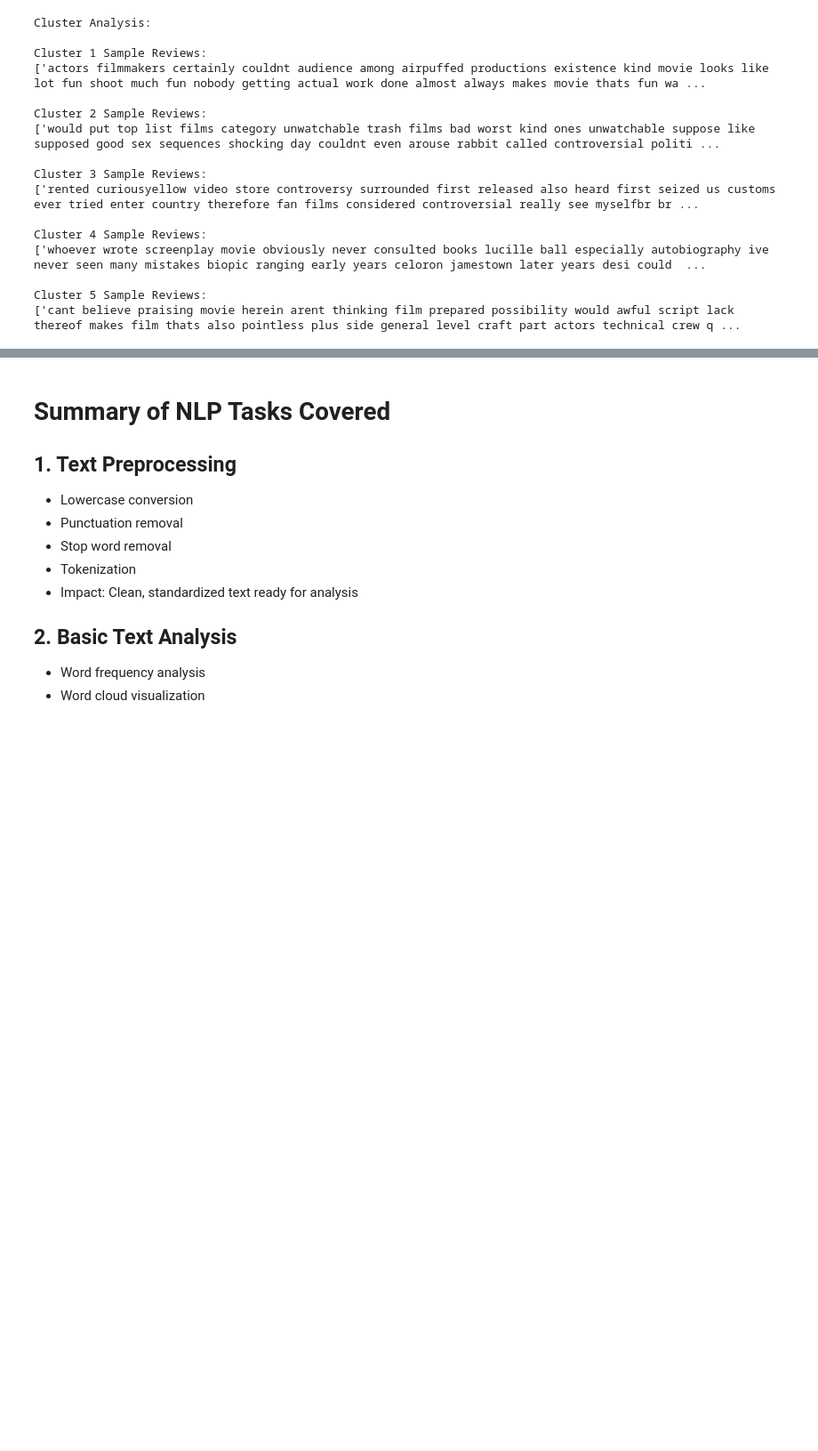
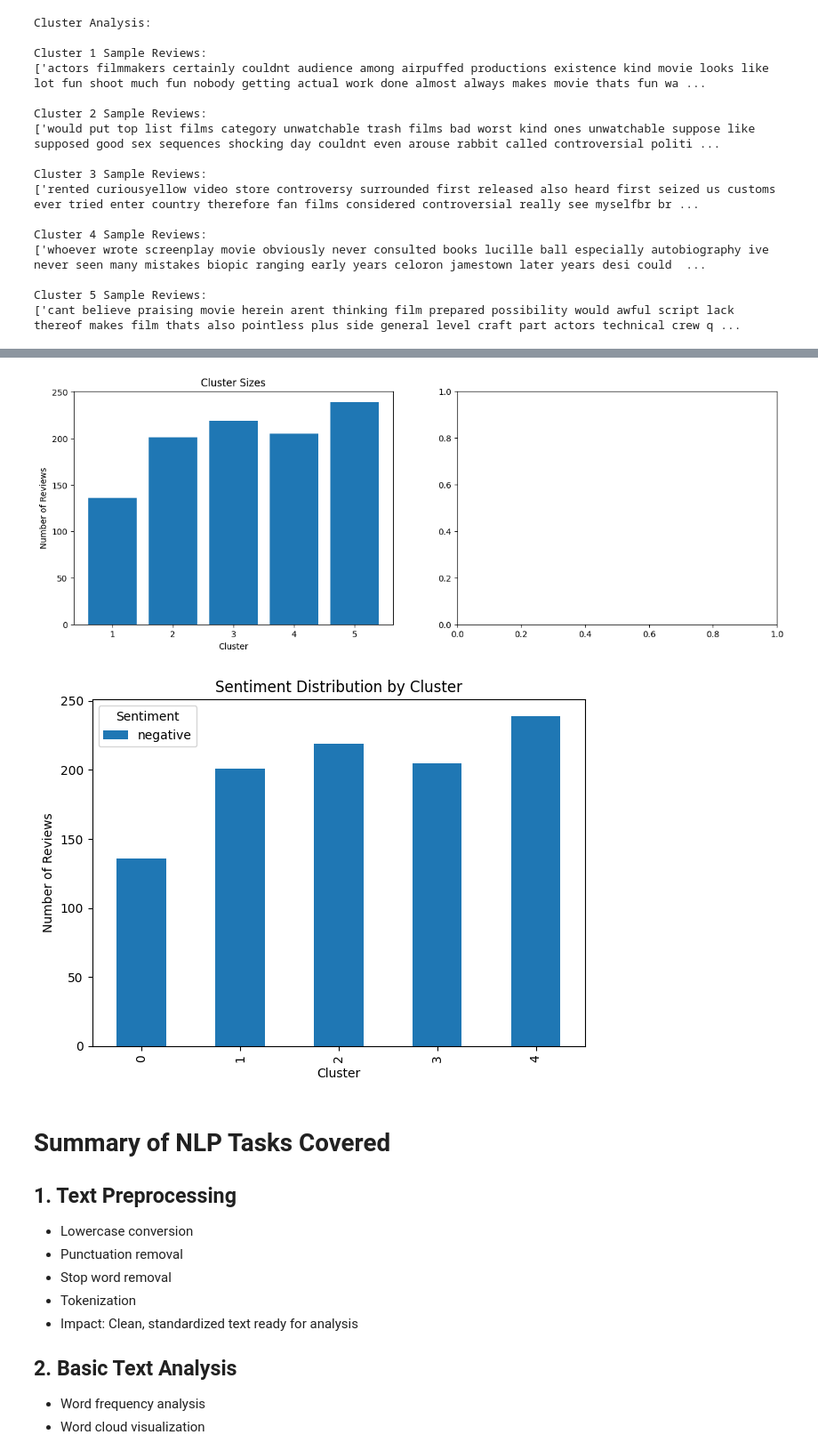
Before and after one commit to calmrocks/master-machine-learning-engineer, a Jupyter notebook: BasicModels/NLP.ipynb, the cells around one changed output, grey strips where cells are left out. Shown at 89% size. Saved outputs shown, nothing was run; the diff lists cells and outputs as text; code cells hidden in the pictures; blank space fills up the shorter version.

```diff
--- a/BasicModels/NLP.ipynb
+++ b/BasicModels/NLP.ipynb
@@ -1158,3 +1260,69 @@ Cluster 4 Sample Reviews:
 
 Cluster 5 Sample Reviews:
 ['cant believe praising movie herein arent thinking film prepared possibility would awful script lack thereof makes film thats also pointless plus side general level craft part actors technical crew q ...
+# %%
+def analyze_clusters(clusters, vectors, train_df):
+    n_clusters = len(np.unique(clusters))
+
+    # Basic cluster statistics
+    print("Cluster Size Distribution:")
+    for i in range(n_clusters):
+        cluster_size = np.sum(clusters == i)
+        print(f"Cluster {i+1}: {cluster_size} reviews")
+
+    # Analyze sentiment distribution in each cluster
+    print("\nSentiment Distribution per Cluster:")
+    for i in range(n_clusters):
+        cluster_mask = clusters == i
+        cluster_sentiments = train_df['sentiment'].head(1000)[cluster_mask]
+        sentiment_counts = cluster_sentiments.value_counts()
+        print(f"\nCluster {i+1}:")
+        print(sentiment_counts)
+        print(f"Dominant sentiment: {sentiment_counts.index[0]}")
+
+    # Find most representative reviews
+    def get_cluster_center(cluster_id):
+        cluster_vectors = vectors[clusters == cluster_id]
+        return np.mean(cluster_vectors, axis=0)
+
+    print("\nMost Representative Reviews per Cluster:")
+    for i in range(n_clusters):
+        center = get_cluster_center(i)
+        cluster_mask = clusters == i
+        cluster_vectors = vectors[cluster_mask]
+
+        # Find review closest to cluster center
+        distances = np.linalg.norm(cluster_vectors - center, axis=1)
+        closest_idx = np.argmin(distances)
+        original_idx = np.where(cluster_mask)[0][closest_idx]
+
+        print(f"\nCluster {i+1} Representative Review:")
+        print(train_df['cleaned_review'].iloc[original_idx][:200], "...")
+        print(f"Sentiment: {train_df['sentiment'].iloc[original_idx]}")
+
+# Run the analysis
+analyze_clusters(clusters, vectors, train_df)
+
+# Visualize cluster characteristics
+plt.figure(figsize=(15, 5))
+
+# Plot 1: Cluster sizes
+plt.subplot(1, 2, 1)
+cluster_sizes = pd.Series(clusters).value_counts().sort_index()
+plt.bar(range(1, len(cluster_sizes) + 1), cluster_sizes)
+plt.title('Cluster Sizes')
+plt.xlabel('Cluster')
+plt.ylabel('Number of Reviews')
+
+# Plot 2: Sentiment distribution per cluster
+plt.subplot(1, 2, 2)
+sentiment_by_cluster = pd.crosstab(clusters,
+                                 train_df['sentiment'].head(1000))
+sentiment_by_cluster.plot(kind='bar', stacked=True)
+plt.title('Sentiment Distribution by Cluster')
+plt.xlabel('Cluster')
+plt.ylabel('Number of Reviews')
+plt.legend(title='Sentiment')
+plt.tight_layout()
+plt.show()
+# %% [output]
@@ -1161,3 +1346,5 @@ Cluster 5 Sample Reviews:
+[figure, added]
+[figure, added]
 # %% [markdown]
 # Summary of NLP Tasks Covered
 
```
Also changed, not shown: parts of 4 cells of this notebook.
